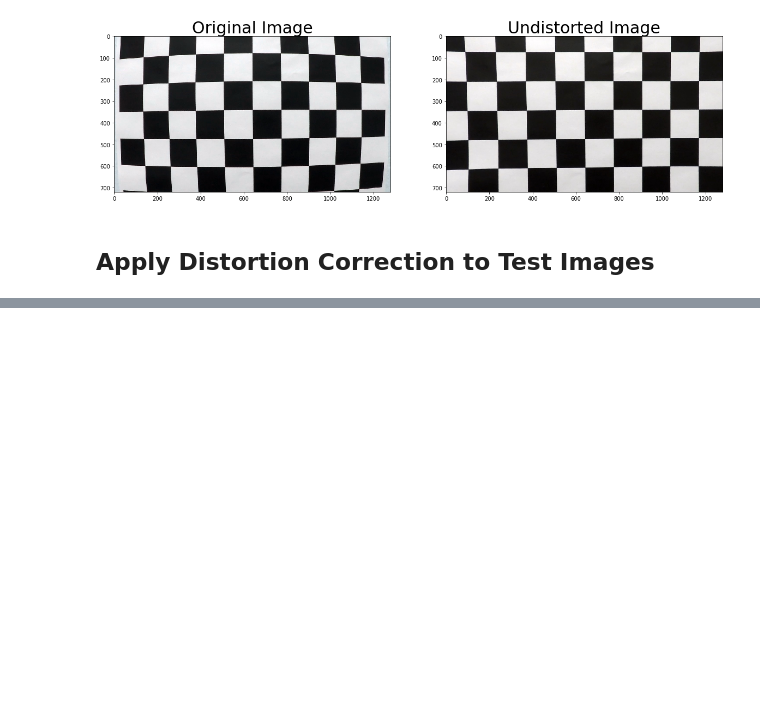
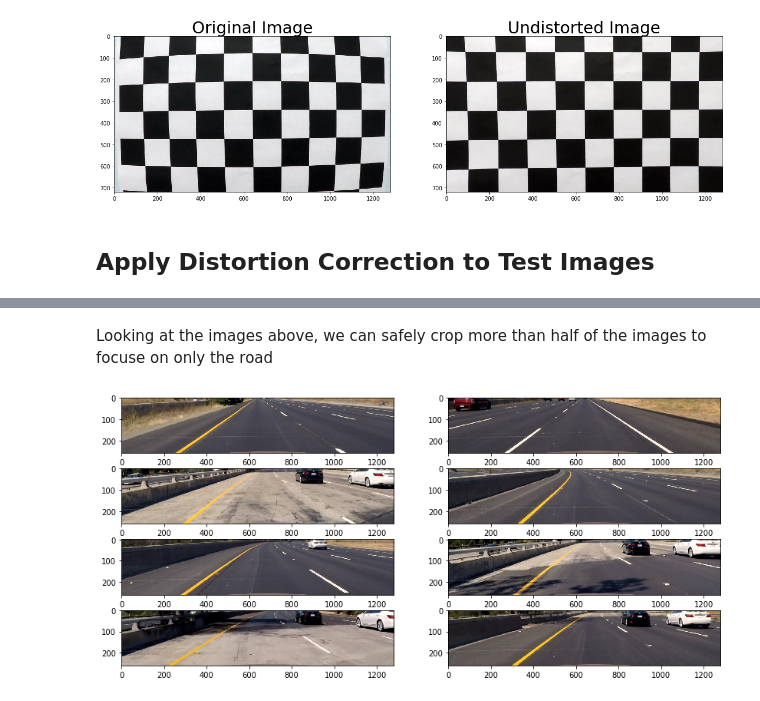
Before and after one commit to jaxanc/CarND-Advanced-Lane-Lines, a Jupyter notebook: Workbook.ipynb, the cells around one changed output, grey strips where cells are left out. Cells and saved outputs as stored; diff of their text form; code cells hidden in the pictures; blank space fills up the shorter version.

Commit message:
Added color space evaluation

```diff
--- a/Workbook.ipynb
+++ b/Workbook.ipynb
@@ -113,0 +183,13 @@ for idx, fname in enumerate(images_name):
+# %% [markdown]
+Looking at the images above, we can safely crop more than half of the images to focuse on only the road
+# %%
+plt.figure(figsize=(14, 6.5))
+
+cropped_images = []
+for idx, image in enumerate(images):
+    cropped_image = image[420:680,:,:]
+    cropped_images.append(cropped_image)
+    plt.subplot(len(images)/2, 2, idx+1)
+    plt.imshow(cv2.cvtColor(cropped_image, cv2.COLOR_BGR2RGB))
+# %% [output]
+[figure, added]
```
Also changed, not shown: parts of 19 cells of this notebook.
